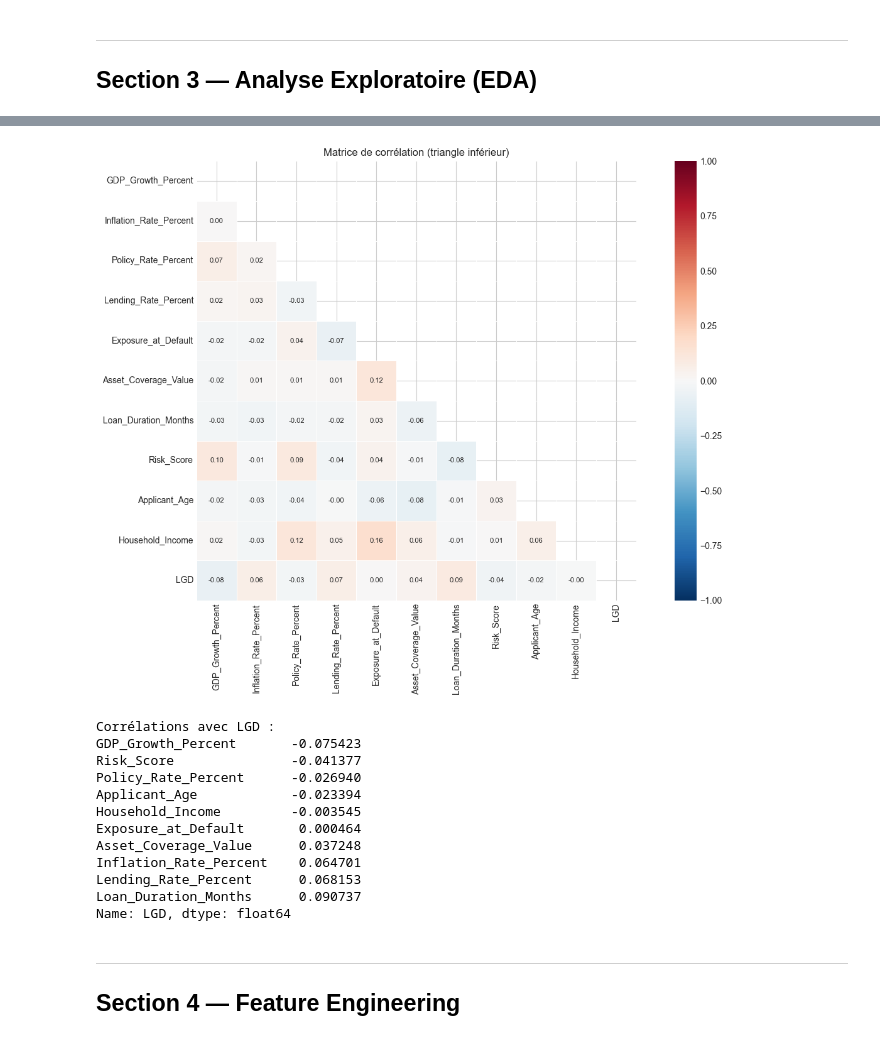
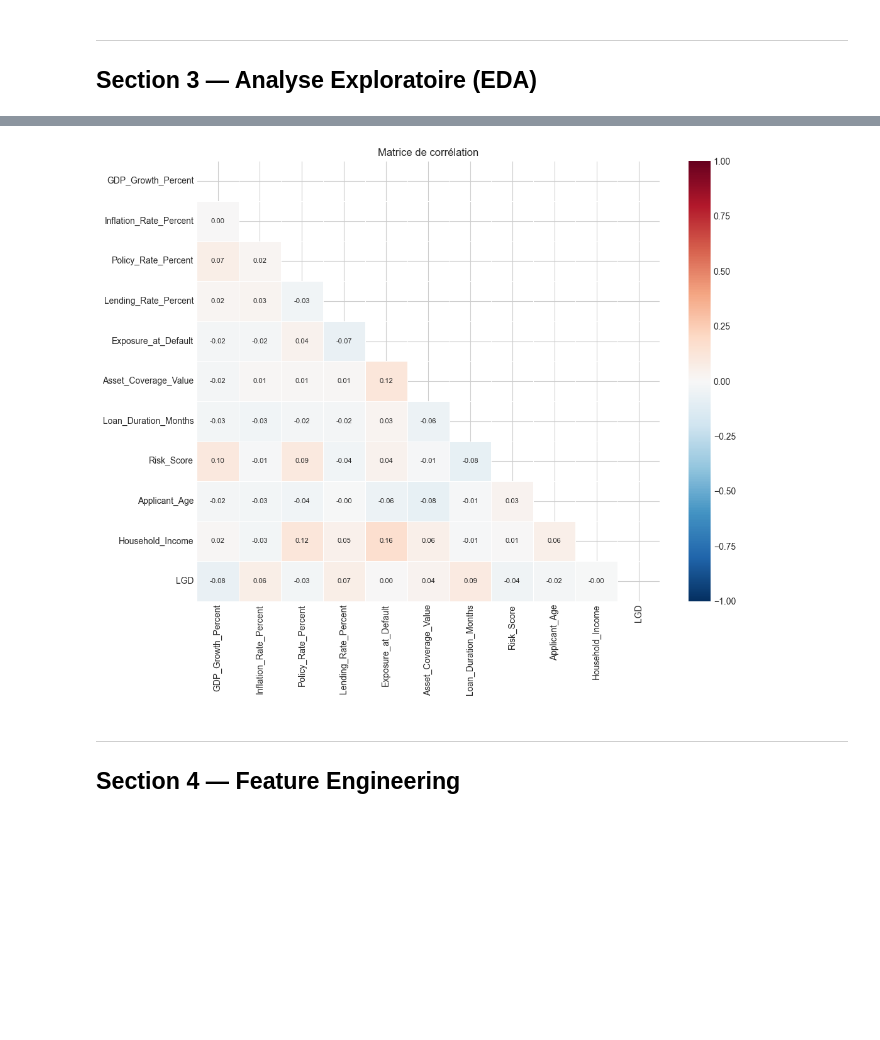
Before and after one commit to PyQuar/Modelisation-ForwardLooking-LGD, a Jupyter notebook: lgd_forward_looking.ipynb, the cells around one changed output, grey strips where cells are left out. Drawn from its saved outputs; the diff is of its cells as text; code cells hidden in the pictures; blank space fills up the shorter version.

```diff
--- a/lgd_forward_looking.ipynb
+++ b/lgd_forward_looking.ipynb
@@ -370,32 +369,17 @@ plt.show()
 # %%
-# ── 3.3 Matrice de corrélation ────────────────────────────────────────────────
+# ── 3.3 Matrice de corrélation ──────────────────────────────────────────────
 corr = df[num_cols + ['LGD']].corr()
+
+fig, ax = plt.subplots(figsize=(11, 9))
 mask = np.triu(np.ones_like(corr, dtype=bool))
-
-fig, ax = plt.subplots(figsize=(13, 9))
 sns.heatmap(corr, mask=mask, annot=True, fmt='.2f', cmap='RdBu_r',
-            center=0, vmin=-1, vmax=1, square=True, linewidths=0.4, ax=ax,
-            annot_kws={'size': 8})
-ax.set_title('Matrice de corrélation (triangle inférieur)', fontsize=12)
+            center=0, ax=ax, linewidths=0.5, vmin=-1, vmax=1,
+            annot_kws={'fontsize': 8})
+ax.set_title('Matrice de corrélation', fontsize=12)
 plt.tight_layout()
 plt.show()
-
-print('\nCorrélations avec LGD :')
-print(corr['LGD'].drop('LGD').sort_values())
 # %% [output]
-[figure, old version]
+[figure, new version]
-Corrélations avec LGD :
-GDP_Growth_Percent       -0.075423
-Risk_Score               -0.041377
-Policy_Rate_Percent      -0.026940
-Applicant_Age            -0.023394
-Household_Income         -0.003545
-Exposure_at_Default       0.000464
-Asset_Coverage_Value      0.037248
-Inflation_Rate_Percent    0.064701
-Lending_Rate_Percent      0.068153
-Loan_Duration_Months      0.090737
-Name: LGD, dtype: float64
 # %% [markdown]
 ---
 ## Section 4 — Feature Engineering
```
Also changed, not shown: parts of 58 cells of this notebook, 2 other files.
